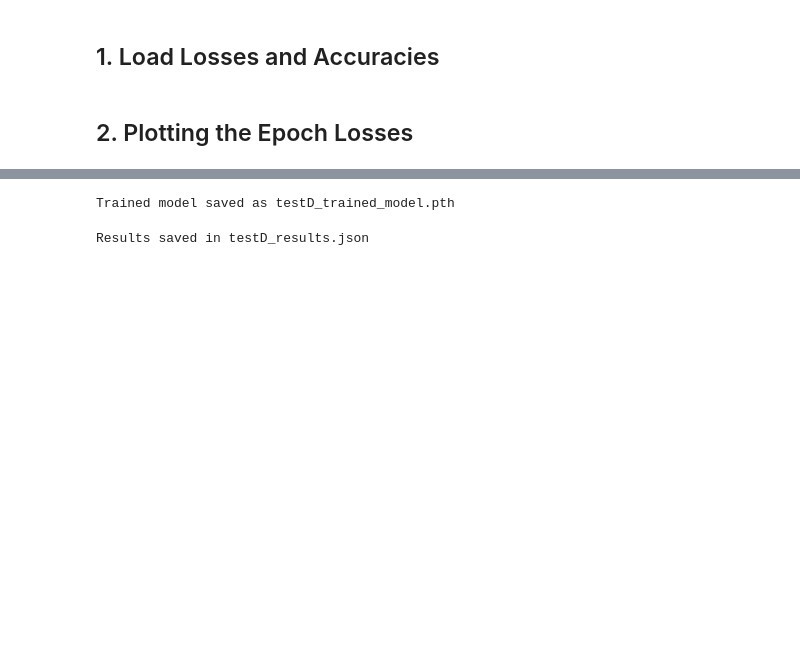
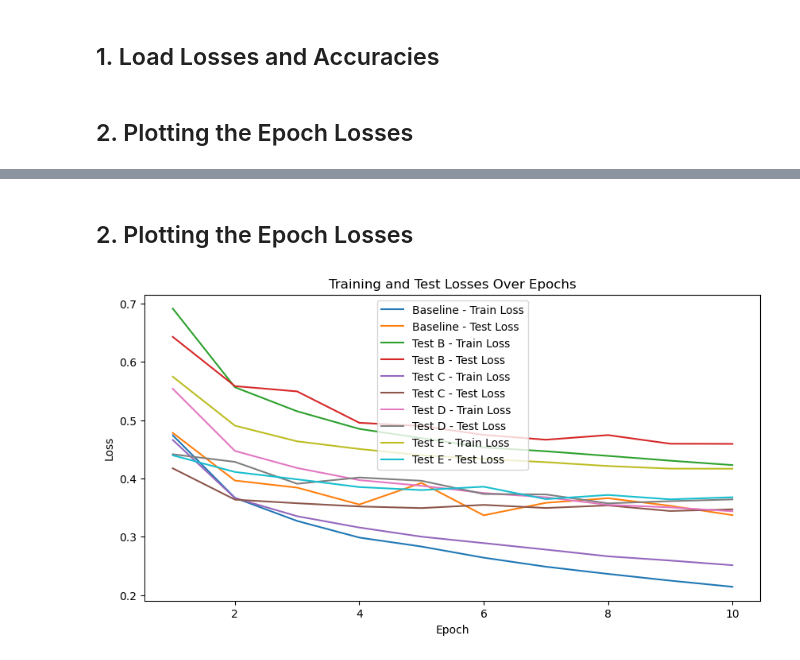
Before and after one commit to nitesis/AICP-M02, a Jupyter notebook: AICP_M02_G.ipynb, the cells around one changed output, grey strips where cells are left out. Saved outputs shown, nothing was run; the diff lists cells and outputs as text; code cells hidden in the pictures; blank space fills up the shorter version.

Commit message:
Redid unsaved changes
Verified and re-saved the necessary changes after noticing Visual Studio Code wasn't properly saving adaptations made during previous edits

```diff
--- a/AICP_M02_G.ipynb
+++ b/AICP_M02_G.ipynb
@@ -392,42 +88,37 @@ Accuracy: 0.8687
-# %%
-import datetime
-
-# Get the current date and time for unique naming
-current_time = datetime.datetime.now().strftime("%Y%m%d-%H%M%S")
-
-# Define the filename using only the test name (will overwrite with each run)
-test_name = "testD"  # Replace with your test name
-model_filename = f'{test_name}_trained_model.pth'
-
-# Save the model and optimizer state dicts
-save_dict = {
-    'model_state_dict': model.state_dict(),
-    'optimizer_state_dict': optimizer.state_dict(),
-    'epoch': num_epochs,
-    'train_loss': train_losses_testD,
-    'test_loss': test_losses_testD
-}
-
-torch.save(save_dict, model_filename)  # Add this line to actually save the dictionary
-print(f'Trained model saved as {model_filename}')
-# %% [output]
-Trained model saved as testD_trained_model.pth
-# %%
-# Code for Storing Results in JSON Files
-import json
-
-# Store the results (losses and accuracy) in a dictionary
-results = {
-    'train_losses': train_losses_testD,
-    'test_losses': test_losses_testD,
-    'test_accuracies': test_accuracies_testD,
-    'final_accuracy': test_accuracies_testD[-1]  # Store the final accuracy as a separate key
-}
-
-# Save results to a JSON file, overwrite each time
-json_filename = f'{test_name}_results.json'  # No timestamp to allow overwriting
-with open(json_filename, 'w') as f:
-    json.dump(results, f)
-print(f'Results saved in {json_filename}')
-# %% [output]
-Results saved in testD_results.json
+# %% [markdown]
+## 2. Plotting the Epoch Losses
+# %%
+import matplotlib.pyplot as plt
+
+# 10 epochs for all models
+epochs = list(range(1, 11))
+
+plt.figure(figsize=(10, 5))
+
+# Plot losses for the baseline model
+plt.plot(epochs, baseline_train_losses, label='Baseline - Train Loss')
+plt.plot(epochs, baseline_test_losses, label='Baseline - Test Loss')
+
+# Plot losses for Test B model
+plt.plot(epochs, testB_train_losses, label='Test B - Train Loss')
+plt.plot(epochs, testB_test_losses, label='Test B - Test Loss')
+
+# Plot losses for Test C model
+plt.plot(epochs, testC_train_losses, label='Test C - Train Loss')
+plt.plot(epochs, testC_test_losses, label='Test C - Test Loss')
+
+# Plot losses for Test D model
+plt.plot(epochs, testD_train_losses, label='Test D - Train Loss')
+plt.plot(epochs, testD_test_losses, label='Test D - Test Loss')
+
+# Plot losses for Test E model
+plt.plot(epochs, testE_train_losses, label='Test E - Train Loss')
+plt.plot(epochs, testE_test_losses, label='Test E - Test Loss')
+
+plt.xlabel('Epoch')
+plt.ylabel('Loss')
+plt.title('Training and Test Losses Over Epochs')
+plt.legend()
+plt.show()
+# %% [output]
+[figure, added]
```
Also changed, not shown: parts of 33 cells of this notebook, 10 other files.
